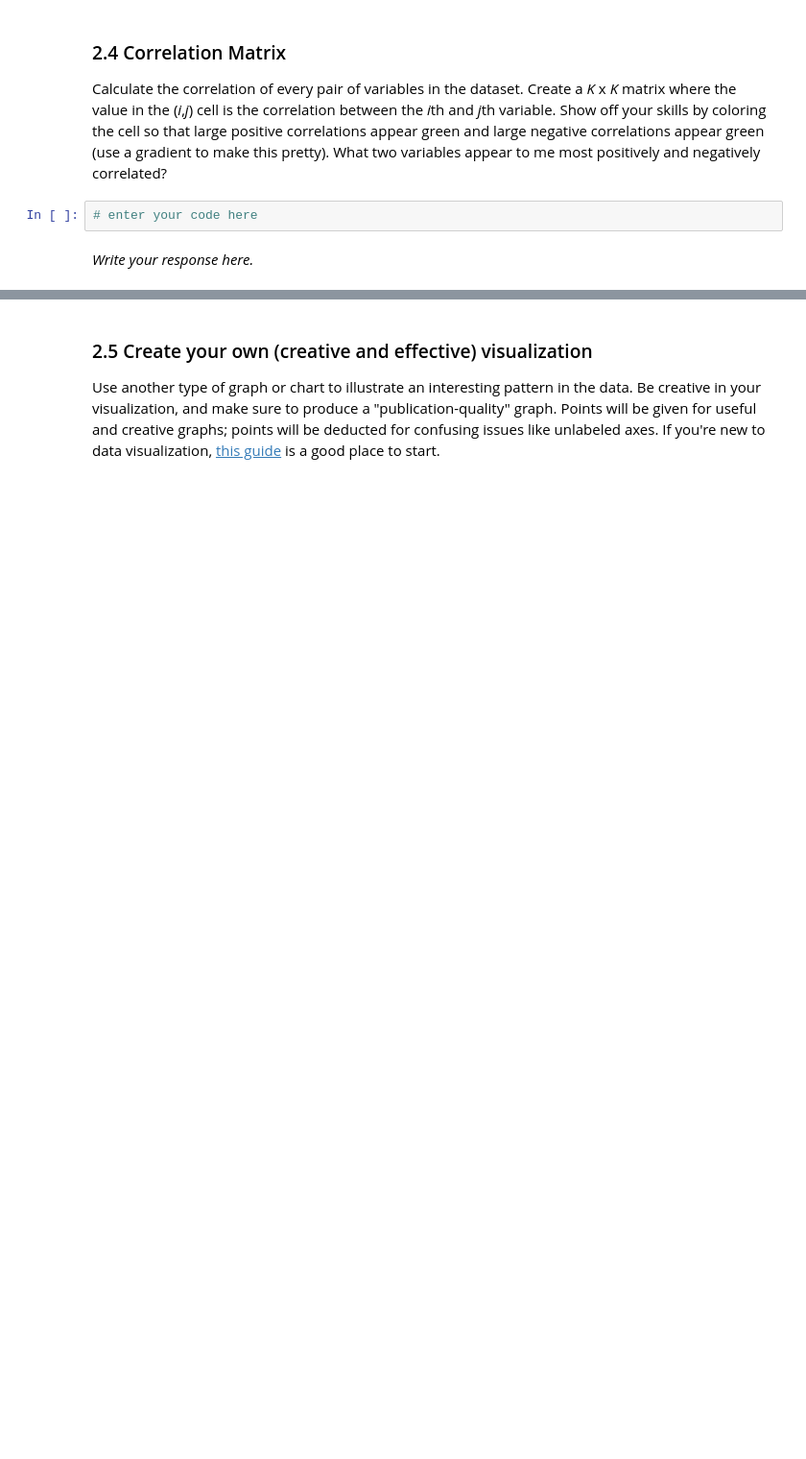
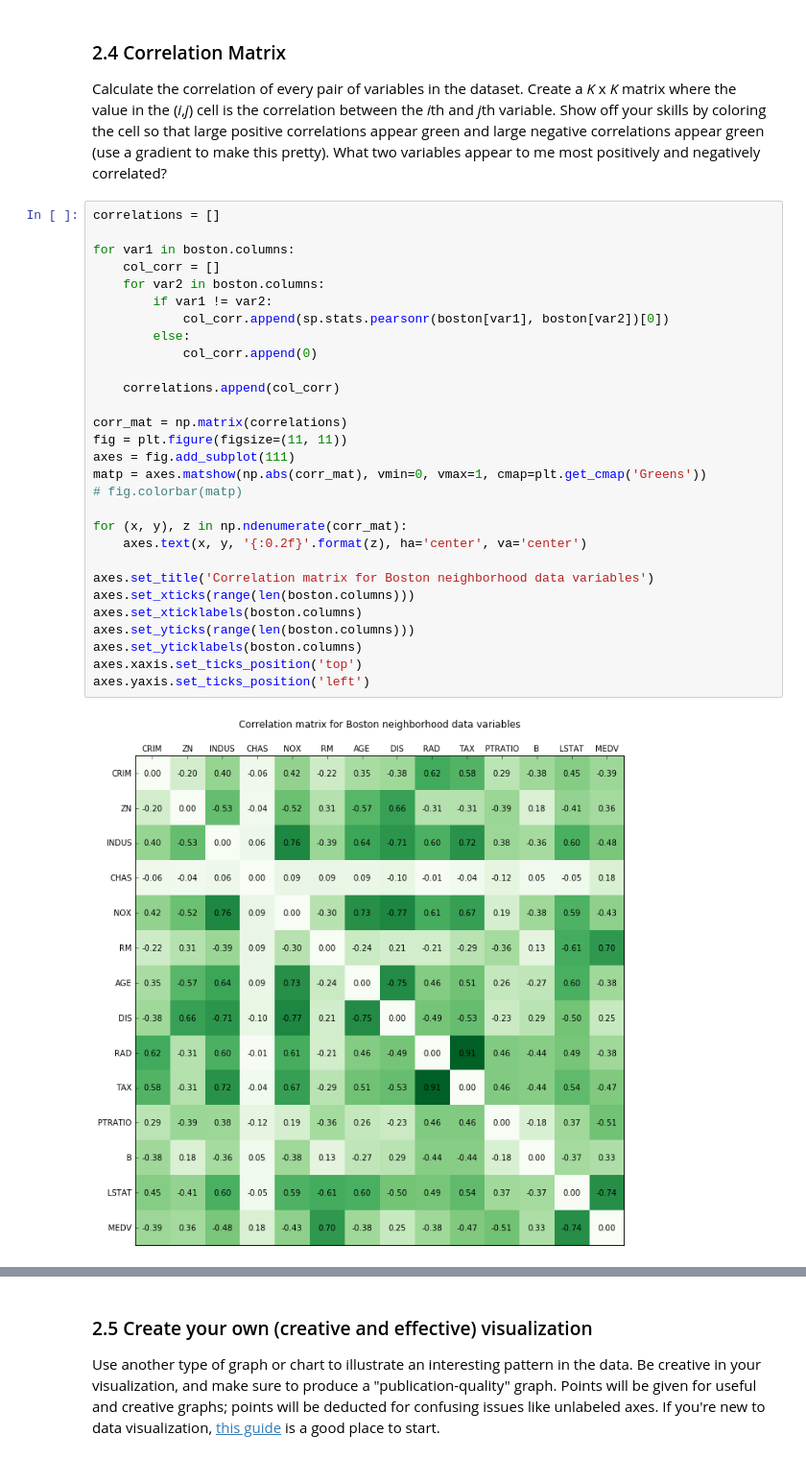
Before and after one commit to nadavash/school-vault, a Jupyter notebook: info371/ASHKENAZI_NADAV-PS1.ipynb, the cells around one changed output, grey strips where cells are left out. Shown: that part at 96% size. Drawn from its saved outputs; the diff is of its cells as text; blank space fills up the shorter version.

```diff
--- a/info371/ASHKENAZI_NADAV-PS1.ipynb
+++ b/info371/ASHKENAZI_NADAV-PS1.ipynb
@@ -177,7 +306,34 @@ What do you observe in the above scatter plot? Does there appear to be a relatio
 ### 2.4 Correlation Matrix
 
 Calculate the correlation of every pair of variables in the dataset. Create a *K* x *K* matrix where the value in the (*i*,*j*) cell is the correlation between the *i*th and *j*th variable. Show off your skills by coloring the cell so that large positive correlations appear green and large negative correlations appear green (use a gradient to make this pretty). What two variables appear to me most positively and negatively correlated?
-# %%
-# enter your code here
-# %% [markdown]
-*Write your response here.*
+# %%
+correlations = []
+
+for var1 in boston.columns:
+    col_corr = []
+    for var2 in boston.columns:
+        if var1 != var2:
+            col_corr.append(sp.stats.pearsonr(boston[var1], boston[var2])[0])
+        else:
+            col_corr.append(0)
+
+    correlations.append(col_corr)
+
+corr_mat = np.matrix(correlations)
+fig = plt.figure(figsize=(11, 11))
+axes = fig.add_subplot(111)
+matp = axes.matshow(np.abs(corr_mat), vmin=0, vmax=1, cmap=plt.get_cmap('Greens'))
+# fig.colorbar(matp)
+
+for (x, y), z in np.ndenumerate(corr_mat):
+    axes.text(x, y, '{:0.2f}'.format(z), ha='center', va='center')
+
+axes.set_title('Correlation matrix for Boston neighborhood data variables')
+axes.set_xticks(range(len(boston.columns)))
+axes.set_xticklabels(boston.columns)
+axes.set_yticks(range(len(boston.columns)))
+axes.set_yticklabels(boston.columns)
+axes.xaxis.set_ticks_position('top')
+axes.yaxis.set_ticks_position('left')
+# %% [output]
+[figure, added]
```
Also changed, not shown: parts of 24 cells of this notebook.
